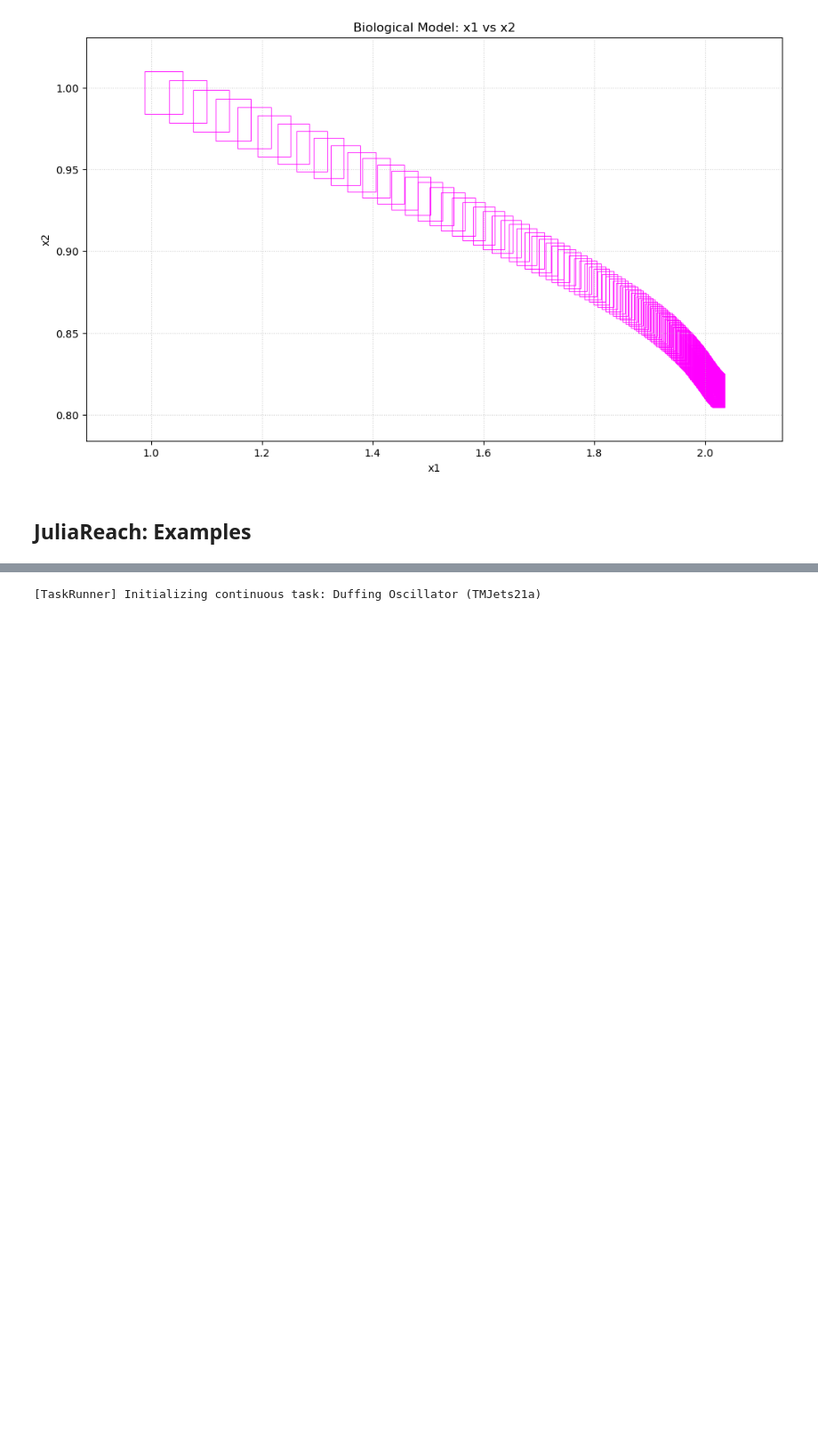
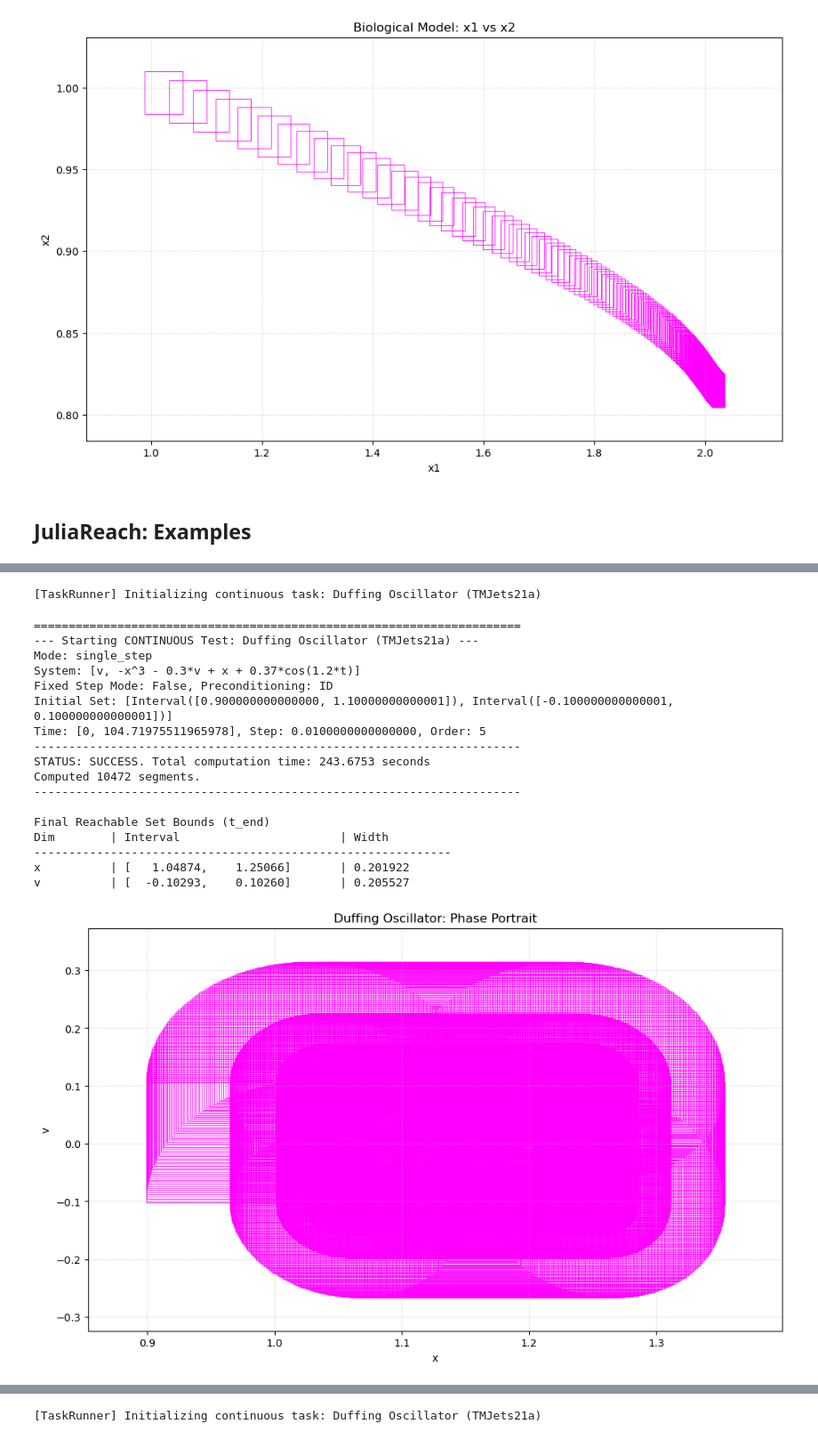
Before and after one commit to sssabry/tera, a Jupyter notebook: Examples/Continuous_SingleStep.ipynb, the cells around one changed output, grey strips where cells are left out. Shown at 89% size. Saved outputs shown, nothing was run; the diff lists cells and outputs as text; code cells hidden in the pictures; blank space fills up the shorter version.

```diff
--- a/Examples/Continuous_SingleStep.ipynb
+++ b/Examples/Continuous_SingleStep.ipynb
@@ -132,2 +141,5 @@ Computed 351 segments.
 # %% [markdown]
 ### Example 5.2.4: Biological Model I
+# %%
+result_lv = TaskRunner.run(tasks["cont_bio"])
+plot = Visualizer.plot(result_lv, title="Biological Model: x1 vs x2")
@@ -153,3 +184,7 @@ Computed 200 segments.
 ## JuliaReach: Examples
 # %%
 tasks = JUILIAREACH_benchmarks.get_juliareach_benchmarks()
+# %%
+duffing_osc = tasks["juliareach_cont_duffing"]
+result_lv = TaskRunner.run(duffing_osc, progress_bar=True)
+plot = Visualizer.plot(result_lv, title="Duffing Oscillator: Phase Portrait")
@@ -155,0 +211,25 @@ tasks = JUILIAREACH_benchmarks.get_juliareach_benchmarks()
+# %%
+duffing_osc = tasks["juliareach_cont_duffing"]
+duffing_osc.step_size = 0.01
+result_lv = TaskRunner.run(duffing_osc, progress_bar=True)
+plot = Visualizer.plot(result_lv, title="Duffing Oscillator: Phase Portrait")
+# %% [output]
+[TaskRunner] Initializing continuous task: Duffing Oscillator (TMJets21a)
+======================================================================
+--- Starting CONTINUOUS Test: Duffing Oscillator (TMJets21a) ---
+Mode: single_step
+System: [v, -x^3 - 0.3*v + x + 0.37*cos(1.2*t)]
+Fixed Step Mode: False, Preconditioning: ID
+Initial Set: [Interval([0.900000000000000, 1.10000000000001]), Interval([-0.100000000000001, 0.100000000000001])]
+Time: [0, 104.71975511965978], Step: 0.0100000000000000, Order: 5
+----------------------------------------------------------------------
+STATUS: SUCCESS. Total computation time: 243.6753 seconds
+Computed 10472 segments.
+----------------------------------------------------------------------
+
+Final Reachable Set Bounds (t_end)
+Dim        | Interval                       | Width
+------------------------------------------------------------
+x          | [   1.04874,    1.25066]       | 0.201922
+v          | [  -0.10293,    0.10260]       | 0.205527
+[figure, added]
```
Also changed, not shown: parts of 8 cells of this notebook, 14 other files.
